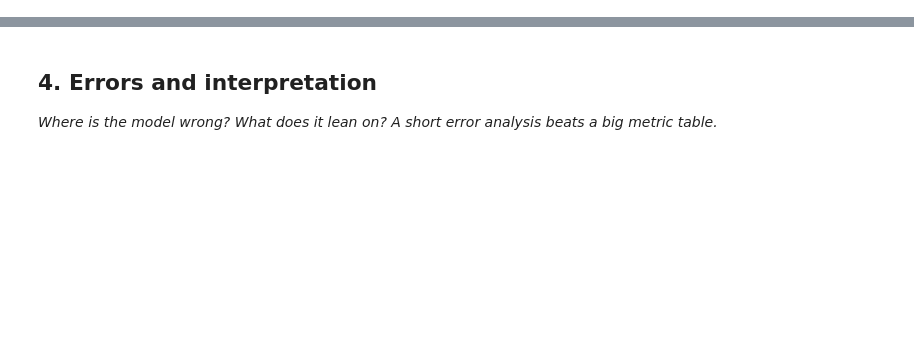
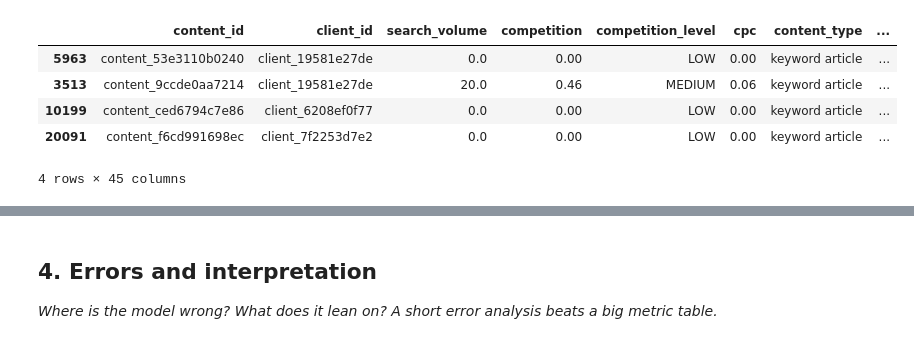
Before and after one commit to jenilrupareliya5150-bit/FlyRankAi-ml-Track, a Jupyter notebook: work/notebooks/w05_model.ipynb, the cells around one changed output, grey strips where cells are left out. Drawn from its saved outputs; the diff is of its cells as text; code cells hidden in the pictures; blank space fills up the shorter version.

```diff
--- a/work/notebooks/w05_model.ipynb
+++ b/work/notebooks/w05_model.ipynb
@@ -29,0 +78,34 @@ This skeleton is yours to fill. Work the sections **in order** — each one has
+# %%
+from sklearn.model_selection import GroupShuffleSplit
+
+# Split clients, not individual rows
+splitter = GroupShuffleSplit(
+    n_splits=1,
+    test_size=0.2,
+    random_state=42
+)
+
+train_idx, test_idx = next(
+    splitter.split(
+        df,
+        df["declining_label"],
+        groups=df["client_id"]
+    )
+)
+
+train_df = df.iloc[train_idx].copy()
+test_df = df.iloc[test_idx].copy()
+
+print("Training rows:", len(train_df))
+print("Testing rows:", len(test_df))
+
+print("\nTraining clients:", train_df["client_id"].nunique())
+print("Testing clients:", test_df["client_id"].nunique())
+
+print("\nClient overlap:")
+print(
+    len(
+        set(train_df["client_id"]) &
+        set(test_df["client_id"])
+    )
+)
@@ -29,0 +121,9 @@ This skeleton is yours to fill. Work the sections **in order** — each one has
+# %%
+train_df.sample(4)
+# %% [output]
+|  | content_id | client_id | search_volume | competition | competition_level | cpc | content_type | ... |
+| 5963 | content_53e3110b0240 | client_19581e27de | 0.0 | 0.00 | LOW | 0.00 | keyword article | ... |
+| 3513 | content_9ccde0aa7214 | client_19581e27de | 20.0 | 0.46 | MEDIUM | 0.06 | keyword article | ... |
+| 10199 | content_ced6794c7e86 | client_6208ef0f77 | 0.0 | 0.00 | LOW | 0.00 | keyword article | ... |
+| 20091 | content_f6cd991698ec | client_7f2253d7e2 | 0.0 | 0.00 | LOW | 0.00 | keyword article | ... |
+4 rows × 45 columns
```
Also changed, not shown: parts of 40 cells of this notebook.
